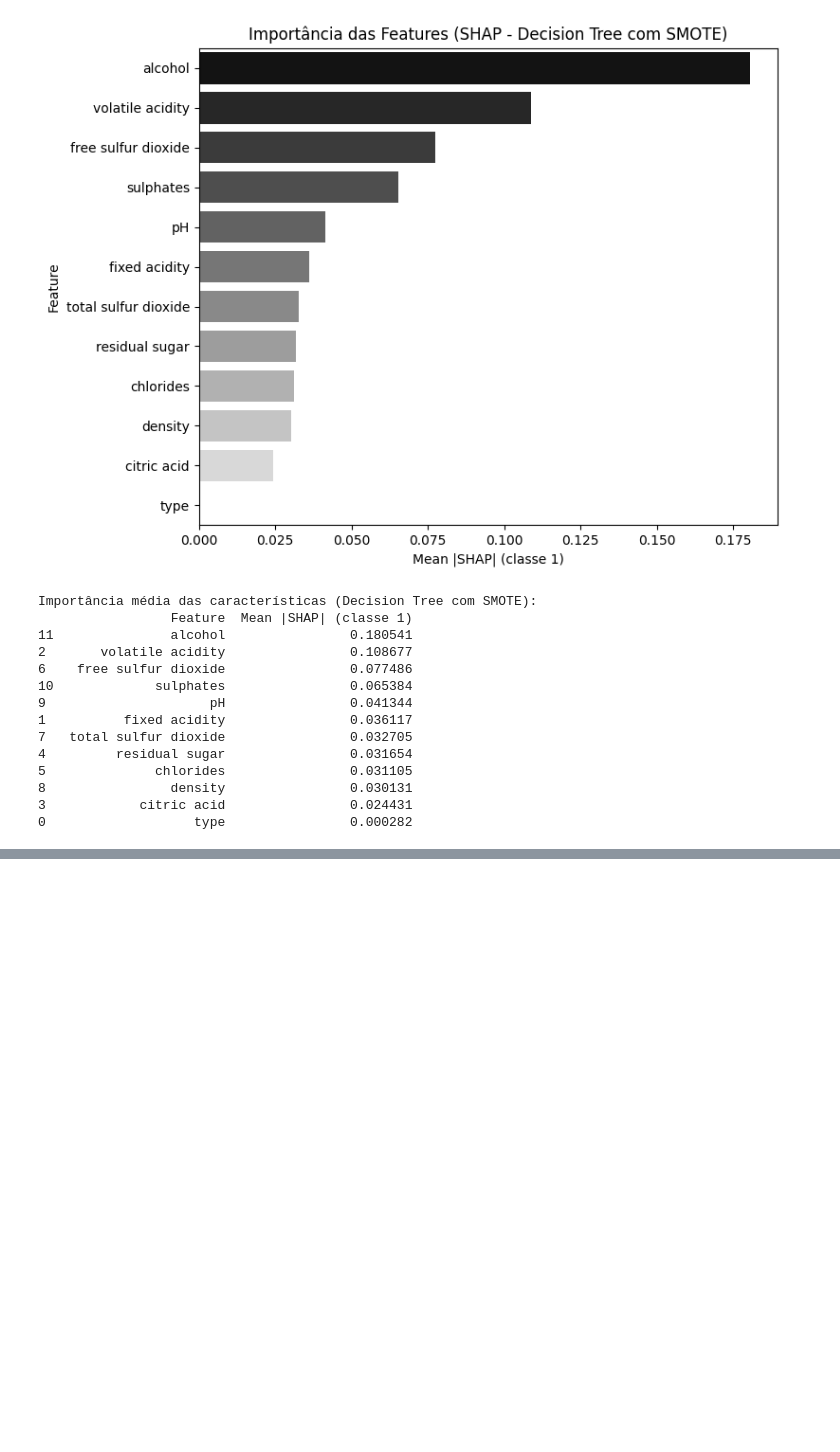
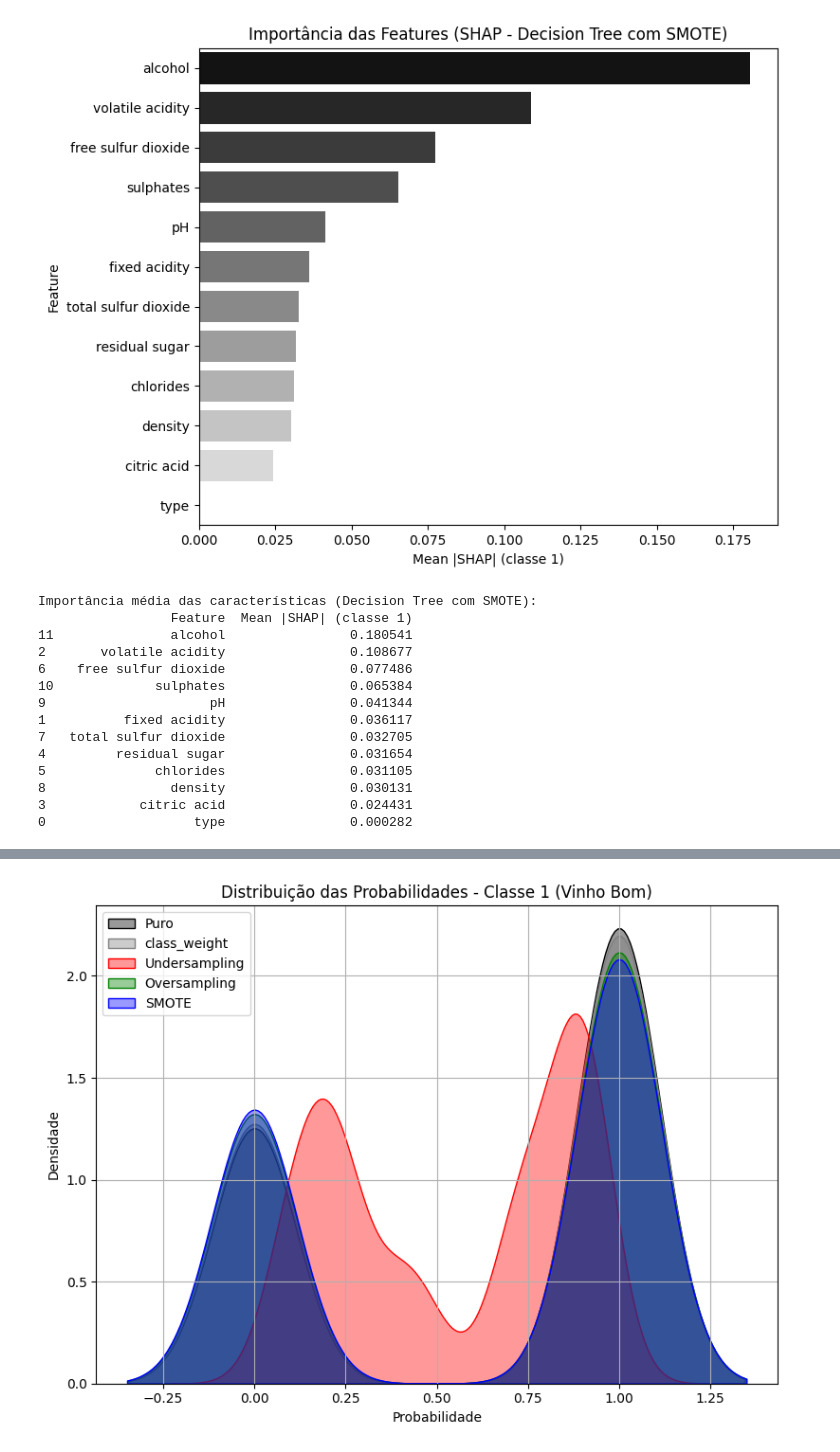
Before and after one commit to BMateusSs/Projeto-PSI3, a Jupyter notebook: decision_tree_wine_quality.ipynb, the cells around one changed output, grey strips where cells are left out. Cells and saved outputs as stored; diff of their text form; code cells hidden in the pictures; blank space fills up the shorter version.

```diff
--- a/decision_tree_wine_quality.ipynb
+++ b/decision_tree_wine_quality.ipynb
@@ -845,0 +935,17 @@ Importância média das características (Decision Tree com SMOTE):
+# %%
+# Distribuição das Probabilidades Preditas para a classe 1 (bom)
+plt.figure(figsize=(8, 6))
+sns.kdeplot(clf_tree.predict_proba(X_test)[:, 1], label='Puro', fill=True, color='black', alpha=0.4)
+sns.kdeplot(clf_tree_cw.predict_proba(X_test)[:, 1], label='class_weight', fill=True, color='gray', alpha=0.4)
+sns.kdeplot(clf_tree_under.predict_proba(X_test)[:, 1], label='Undersampling', fill=True, color='red', alpha=0.4)
+sns.kdeplot(clf_tree_over.predict_proba(X_test)[:, 1], label='Oversampling', fill=True, color='green', alpha=0.4)
+sns.kdeplot(clf_tree_smote.predict_proba(X_test)[:, 1], label='SMOTE', fill=True, color='blue', alpha=0.4)
+plt.title('Distribuição das Probabilidades - Classe 1 (Vinho Bom)')
+plt.xlabel('Probabilidade')
+plt.ylabel('Densidade')
+plt.legend()
+plt.grid(True)
+plt.tight_layout()
+plt.show()
+# %% [output]
+[figure, added]
```
Also changed, not shown: parts of 10 cells of this notebook, 1 other file.
